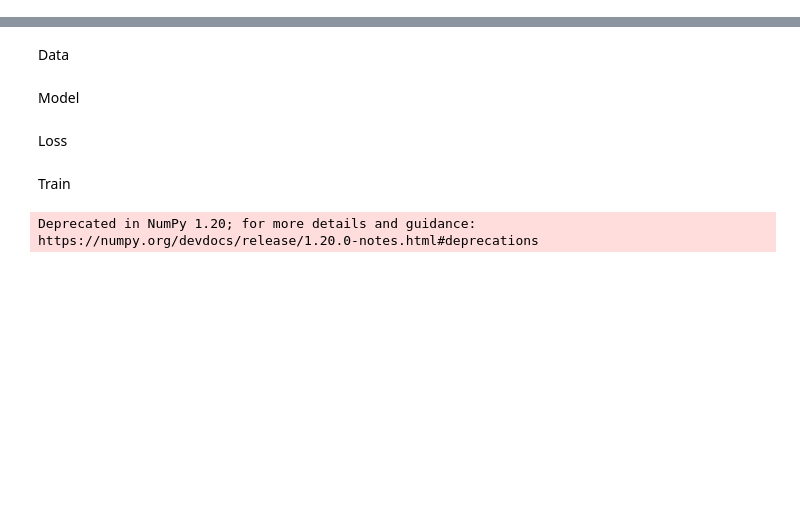
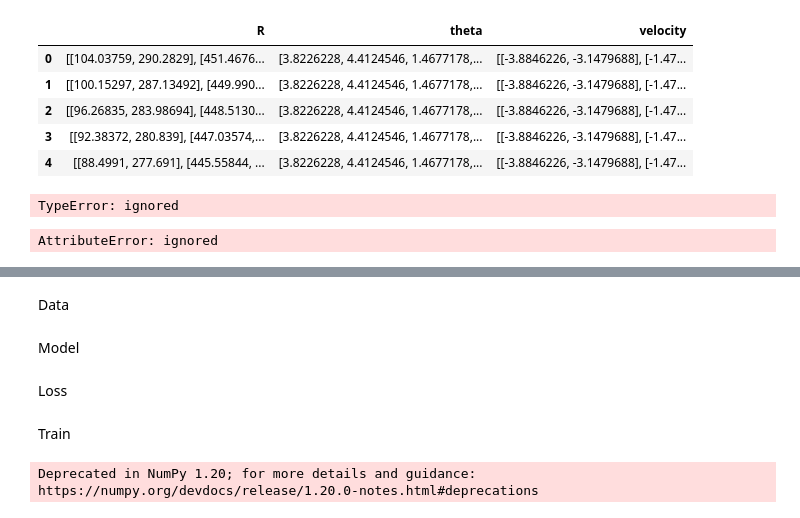
Before and after one commit to Nishant-Ramakuru/Inference-based-GNNS, a Jupyter notebook: JAX_GNN.ipynb, the cells around one changed output, grey strips where cells are left out. Drawn from its saved outputs; the diff is of its cells as text; code cells hidden in the pictures; blank space fills up the shorter version.

```diff
--- a/JAX_GNN.ipynb
+++ b/JAX_GNN.ipynb
@@ -61,0 +59,11 @@ from typing import List, Dict, Any, Tuple
+# %%
+df = pd.read_pickle('/content/drive/MyDrive/GNNs/boids_buffer_10.csv')
+# %%
+df.head()
+# %% [output]
+|  | R | theta | velocity |
+| 0 | [[104.03759, 290.2829], [451.4676... | [3.8226228, 4.4124546, 1.4677178,... | [[-3.8846226, -3.1479688], [-1.47... |
+| 1 | [[100.15297, 287.13492], [449.990... | [3.8226228, 4.4124546, 1.4677178,... | [[-3.8846226, -3.1479688], [-1.47... |
+| 2 | [[96.26835, 283.98694], [448.5130... | [3.8226228, 4.4124546, 1.4677178,... | [[-3.8846226, -3.1479688], [-1.47... |
+| 3 | [[92.38372, 280.839], [447.03574,... | [3.8226228, 4.4124546, 1.4677178,... | [[-3.8846226, -3.1479688], [-1.47... |
+| 4 | [[88.4991, 277.691], [445.55844, ... | [3.8226228, 4.4124546, 1.4677178,... | [[-3.8846226, -3.1479688], [-1.47... |
@@ -61,0 +74,8 @@ from typing import List, Dict, Any, Tuple
+# %%
+o.at[2] = df.velocity[0][0][0]
+# %% [output]
+TypeError: ignored
+# %%
+np.array(o).append(df.velocity[0][0][0])
+# %% [output]
+AttributeError: ignored
```
Also changed, not shown: parts of 12 cells of this notebook.
